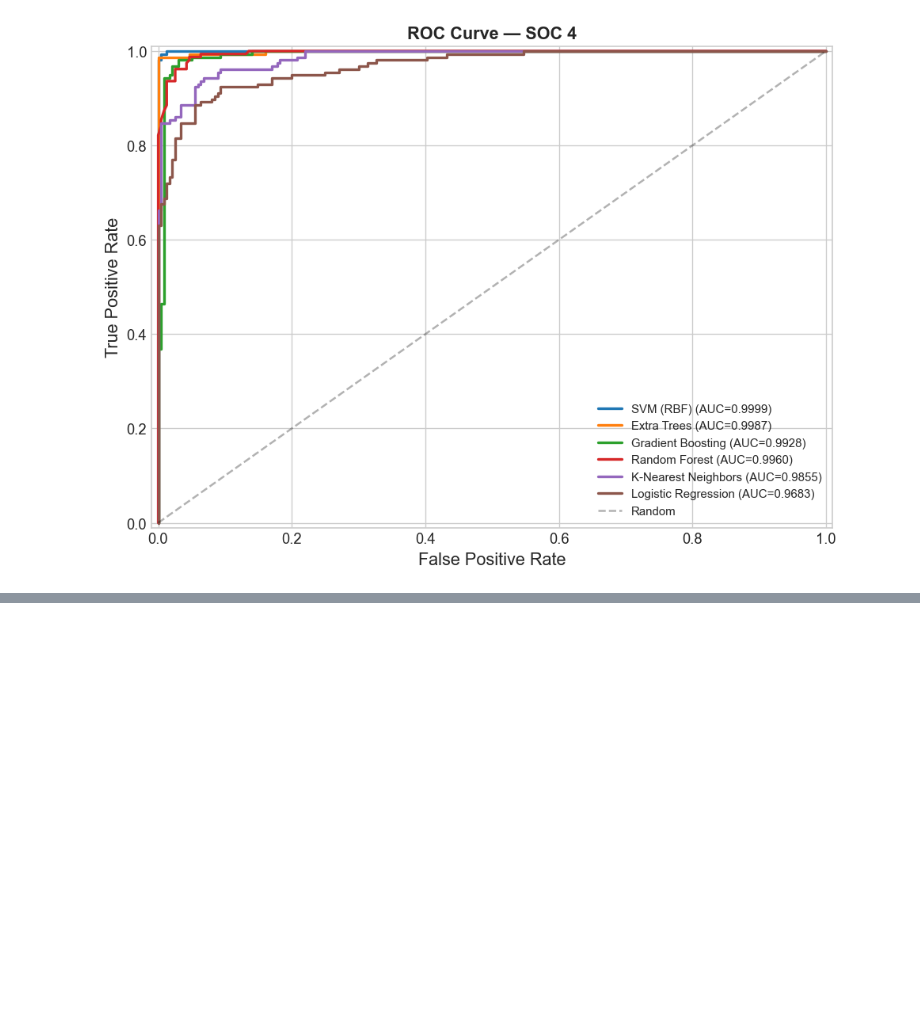
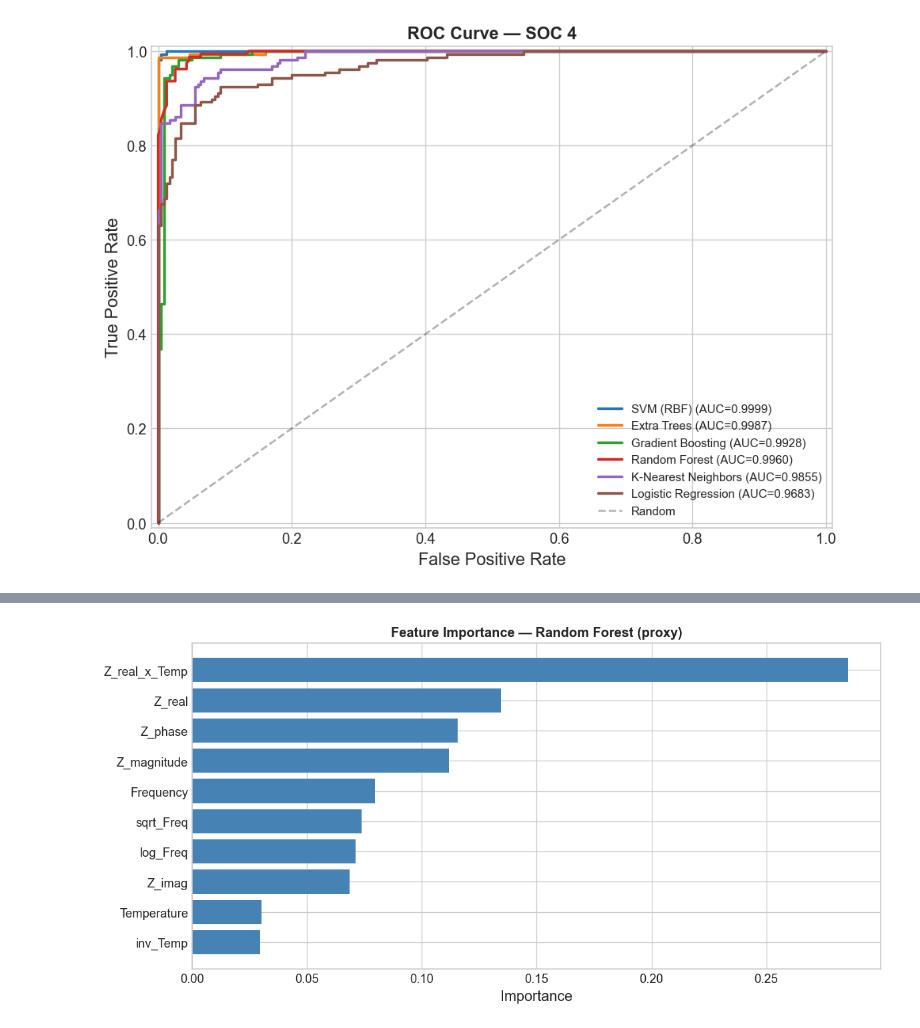
Before and after one commit to marcosoldani/ml_LiBs_project, a Jupyter notebook: notebooks/2_ClassificationAges.ipynb, the cells around one changed output, grey strips where cells are left out. Saved outputs shown, nothing was run; the diff lists cells and outputs as text; code cells hidden in the pictures; blank space fills up the shorter version.

Commit message:
ADDED: feature importance and cross-soc evaluation

```diff
--- a/notebooks/2_ClassificationAges.ipynb
+++ b/notebooks/2_ClassificationAges.ipynb
@@ -789,0 +792,81 @@ plt.show()
+# %%
+# --- FEATURE IMPORTANCE (BEST MODEL OR PROXY) ---
+
+best_model_obj = models[best_model_name]
+
+if hasattr(best_model_obj, "feature_importances_"):
+
+    importances = best_model_obj.feature_importances_
+    feat_names = list(X_all.columns)
+
+    feat_imp_df = pd.DataFrame({
+        "Feature": feat_names,
+        "Importance": importances,
+    }).sort_values("Importance", ascending=True)
+
+    fig, ax = plt.subplots(figsize=(10, 5))
+
+    ax.barh(
+        feat_imp_df["Feature"],
+        feat_imp_df["Importance"],
+        color="steelblue",
+    )
+
+    ax.set_xlabel("Importance")
+    ax.set_title(
+        f"Feature Importance — {best_model_name}",
+        fontweight="bold"
+    )
+
+    plt.tight_layout()
+    plt.show()
+
+    print("\n=== TOP FEATURES ===")
+
+    for _, row in feat_imp_df.sort_values("Importance", ascending=False).iterrows():
+        print(f"   {row['Feature']:20s} {row['Importance']:.4f}")
+
+else:
+    # --- USE RANDOM FOREST AS PROXY FOR MODELS WITHOUT FEATURE IMPORTANCE ---
+    print(
+        f"{best_model_name} does not provide feature_importances_. "
+        f"Using Random Forest as a proxy.\n"
+    )
+
+    rf_proxy = models.get(
+        "Random Forest",
+        RandomForestClassifier(n_estimators=100, random_state=42)
+    )
+
+    rf_proxy.fit(X_train, y_train)
+
+    importances = rf_proxy.feature_importances_
+    feat_names = list(X_all.columns)
+
+    feat_imp_df = pd.DataFrame({
+        "Feature": feat_names,
+        "Importance": importances,
+    }).sort_values("Importance", ascending=True)
+
+    fig, ax = plt.subplots(figsize=(10, 5))
+
+    ax.barh(
+        feat_imp_df["Feature"],
+        feat_imp_df["Importance"],
+        color="steelblue",
+    )
+
+    ax.set_xlabel("Importance")
+    ax.set_title(
+        "Feature Importance — Random Forest (proxy)",
+        fontweight="bold"
+    )
+
+    plt.tight_layout()
+    plt.show()
+
+    print("\n=== TOP FEATURES ===")
+
+    for _, row in feat_imp_df.sort_values("Importance", ascending=False).iterrows():
+        print(f"   {row['Feature']:20s} {row['Importance']:.4f}")
+# %% [output]
@@ -789,0 +874 @@ plt.show()
+[figure, added]
```
Also changed, not shown: parts of 5 cells of this notebook.
